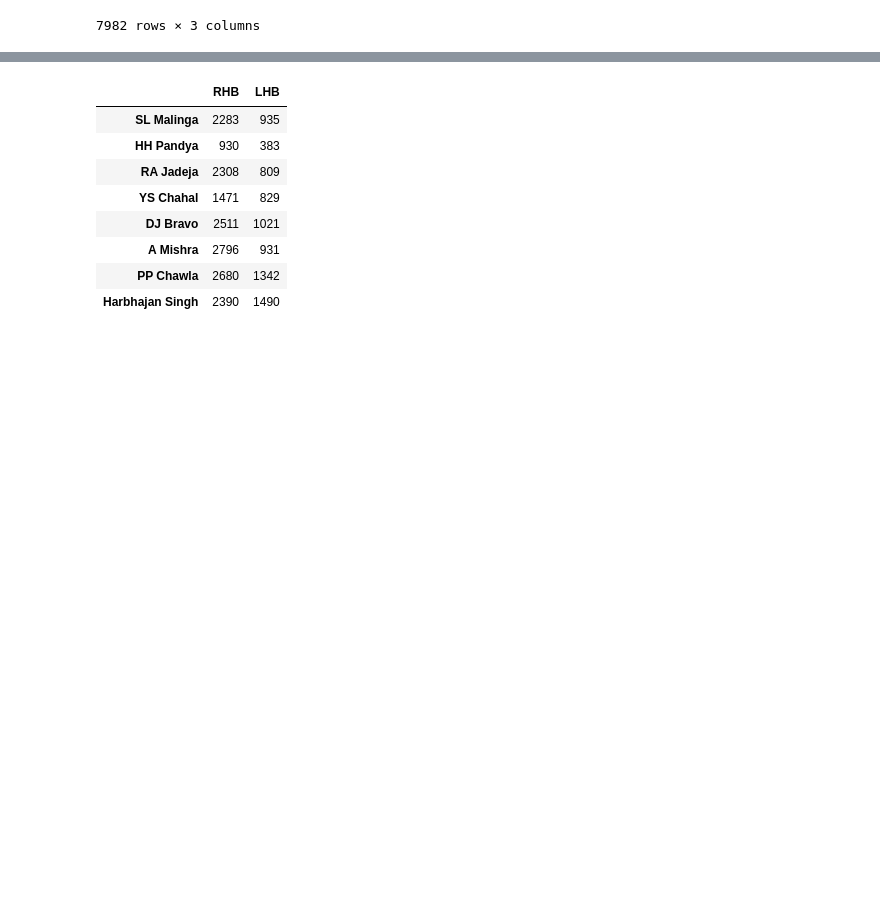
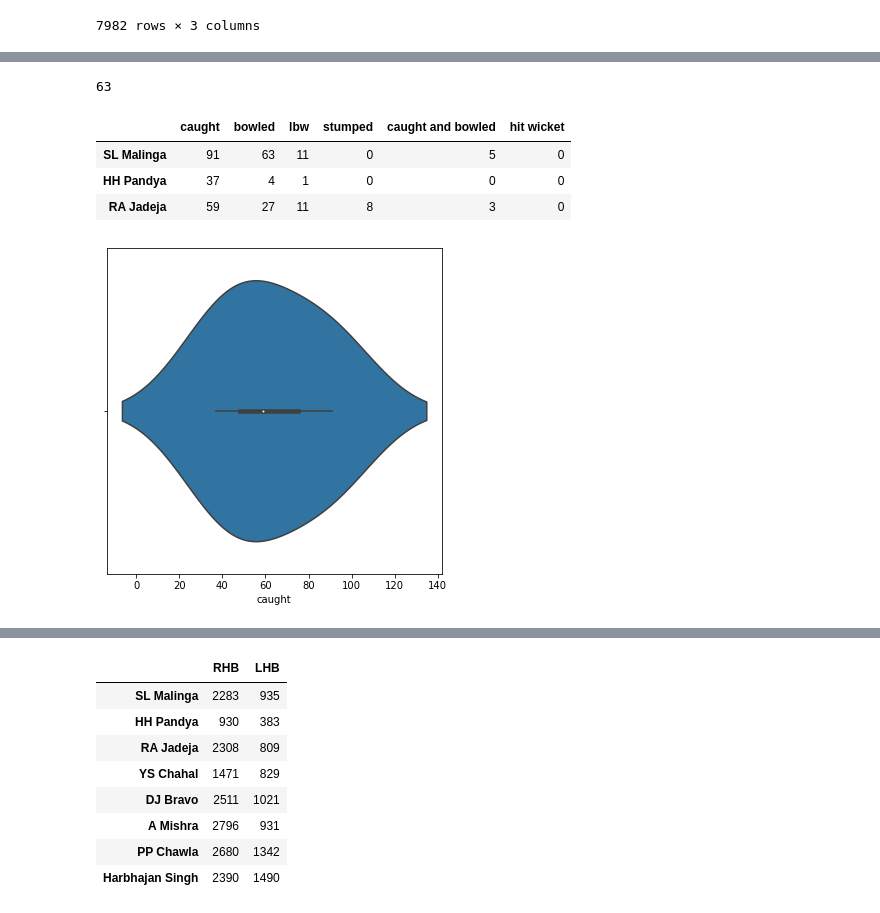
Before and after one commit to Utkarsh736/IPL_Data_Analysis, a Jupyter notebook: Template.ipynb, the cells around one changed output, grey strips where cells are left out. Drawn from its saved outputs; the diff is of its cells as text; code cells hidden in the pictures; blank space fills up the shorter version.

```diff
--- a/Template.ipynb
+++ b/Template.ipynb
@@ -37,3 +34,6 @@ dismissal_main_df = dismissal_df[dismissal_df.dismissal_kind!='run out']
+# %%
+dismissal_df = deliveries_df.dropna(subset=['player_dismissed'])
+dismissal_main_df = dismissal_df.loc[(dismissal_df['dismissal_kind']!='run out')&(dismissal_df['dismissal_kind']!='obstructing the field')&(dismissal_df['dismissal_kind']!='retired hurt')]
 # %%
 innings1_df = deliveries_df[deliveries_df['inning']==1] # First Innings data
 innings2_df = deliveries_df[deliveries_df['inning']==2] # Second Innings data
@@ -363,0 +374,41 @@ ax = sns.violinplot(x=opr.index,y=op['RHB'],data= op)
+# %%
+bowl_out = dismissal_main_df[dismissal_main_df['bowler']=='SL Malinga']
+bowl_out[bowl_out['dismissal_kind']=='bowled']['player_dismissed'].count()
+# %% [output]
+63
+# %%
+# Get data for dismisaal kind of bowlers for LHB/RHB
+# Use the data for probablities in violinplot graph
+
+def dismissal_type_df(bowler_list):
+
+    dismissal_list = dismissal_main_df['dismissal_kind'].value_counts().index
+    dismissal_array = []
+    dis_array = []
+    for i in bowler_list:
+        bowl_out = dismissal_main_df[dismissal_main_df['bowler']==i]
+        for j in dismissal_list:
+            dismissal_list_df = bowl_out[bowl_out['dismissal_kind']==j]['player_dismissed'].count()
+            dis_array.append(dismissal_list_df)
+
+    for elem in range(0, len(bowler_list)):
+        dismissal_array.append(dis_array[elem*len(dismissal_list):(elem+1)*len(dismissal_list)])
+
+    series = pd.DataFrame(dismissal_array, bowler_list, dismissal_list)
+
+    return series
+# %%
+list_temp = ['SL Malinga', 'YS Chahal', 'RA Jadeja', 'A Mishra', 'DJ Bravo', 'S Sreesanth', 'Washington Sundar']
+dismissal_data = dismissal_type_df(list2)
+violinplot_df = dismissal_data.drop(['YS Chahal', 'DJ Bravo', 'A Mishra', 'PP Chawla', 'Harbhajan Singh'])
+violinplot_df
+# %% [output]
+|  | caught | bowled | lbw | stumped | caught and bowled | hit wicket |
+| SL Malinga | 91 | 63 | 11 | 0 | 5 | 0 |
+| HH Pandya | 37 | 4 | 1 | 0 | 0 | 0 |
+| RA Jadeja | 59 | 27 | 11 | 8 | 3 | 0 |
+# %%
+ax = plt.subplots(figsize=(6,6))
+ax = sns.violinplot(x=violinplot_df.index, data = violinplot_df.caught )
+# %% [output]
+[figure, added]
```
Also changed, not shown: parts of 12 cells of this notebook.
